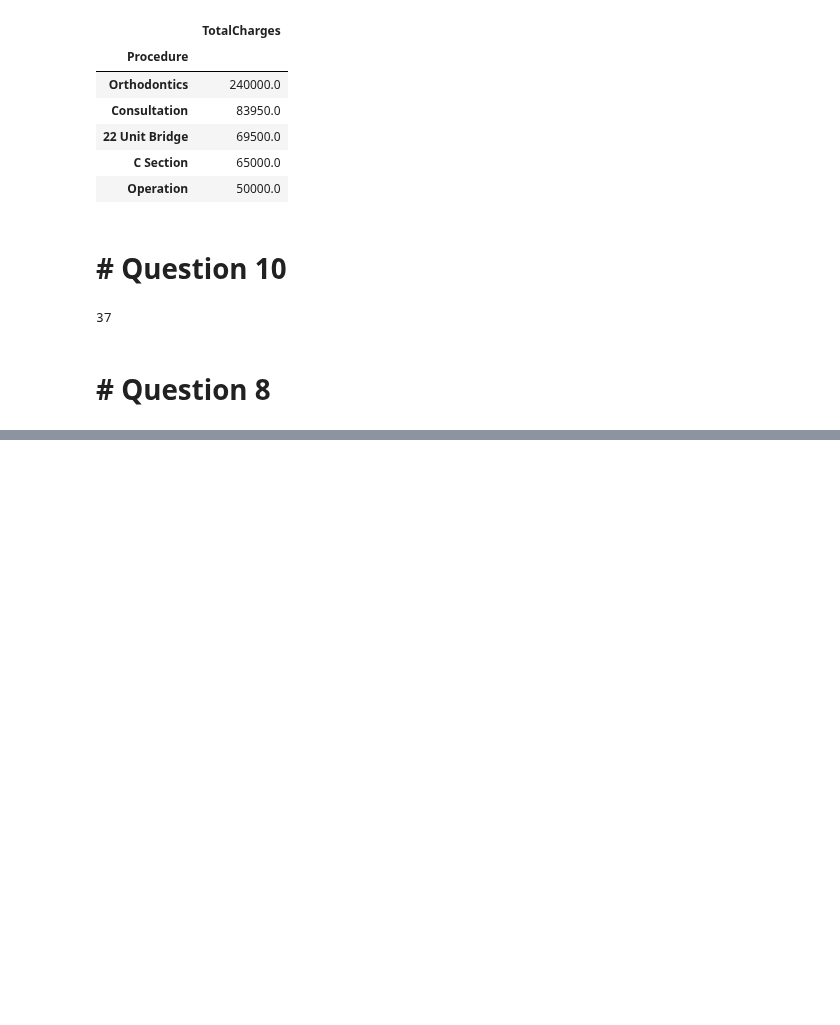
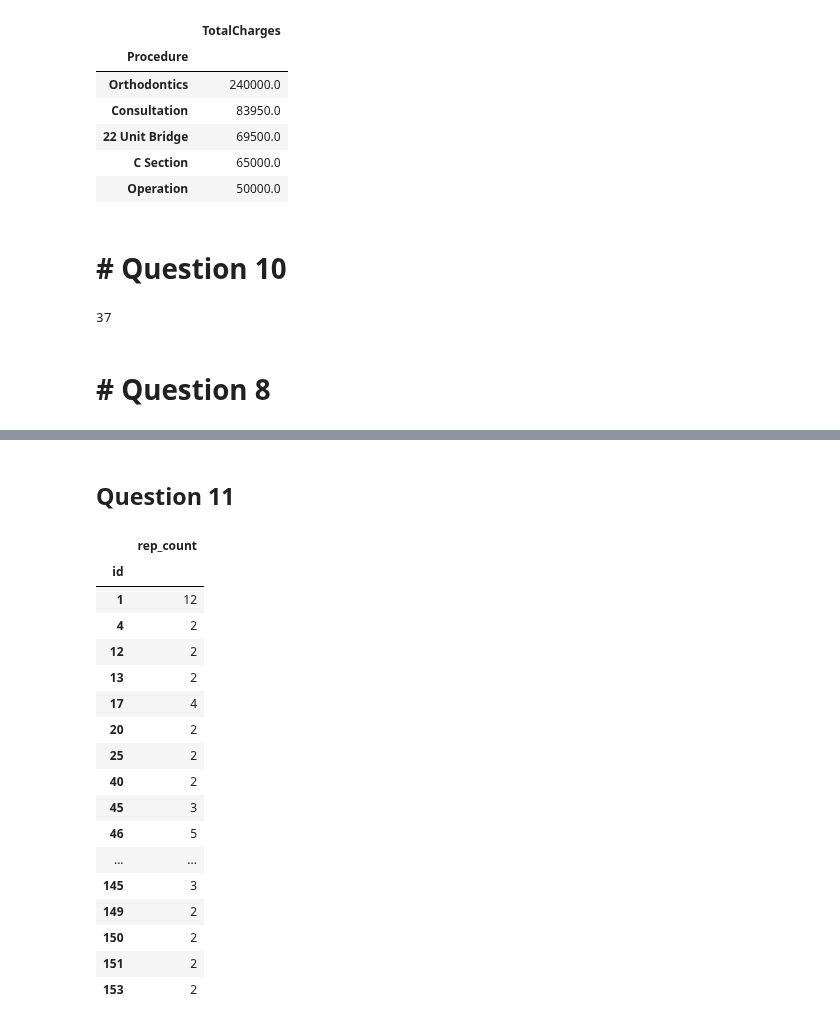
Before and after one commit to DataIntelligenceHub/Python-Assignment-2, a Jupyter notebook: ahsentaqi_isb.ipynb, the cells around one changed output, grey strips where cells are left out. Drawn from its saved outputs; the diff is of its cells as text; code cells hidden in the pictures; blank space fills up the shorter version.

Commit message:
Question 11 completed

```diff
--- a/ahsentaqi_isb.ipynb
+++ b/ahsentaqi_isb.ipynb
@@ -97,7 +97,7 @@ max__earning__proc.head()
 patient = hsptldf.copy()
 patient['rep_count'] = 1
 
-patient = patient.groupby(['id'])['count'].agg({'rep_count': "count"})
+patient = patient.groupby(['id'])['rep_count'].agg({'rep_count': "count"})
 #getting patients with count greater than 1
 patient = patient.loc[patient['rep_count'] >1 ]
 # total num of repeated visitors
@@ -127,3 +126,27 @@ The time with highets frequency:
 |  | viz_count |
 | hour |  |
 | 13.0 | 29 |
+# %% [markdown]
+## Question 11
+# %%
+#printing patient with repeated values that we have calculated in Question 10
+patient
+# %% [output]
+|  | rep_count |
+| id |  |
+| 1 | 12 |
+| 4 | 2 |
+| 12 | 2 |
+| 13 | 2 |
+| 17 | 4 |
+| 20 | 2 |
+| 25 | 2 |
+| 40 | 2 |
+| 45 | 3 |
+| 46 | 5 |
+| ... | ... |
+| 145 | 3 |
+| 149 | 2 |
+| 150 | 2 |
+| 151 | 2 |
+| 153 | 2 |
```
Also changed, not shown: parts of 2 cells of this notebook.
